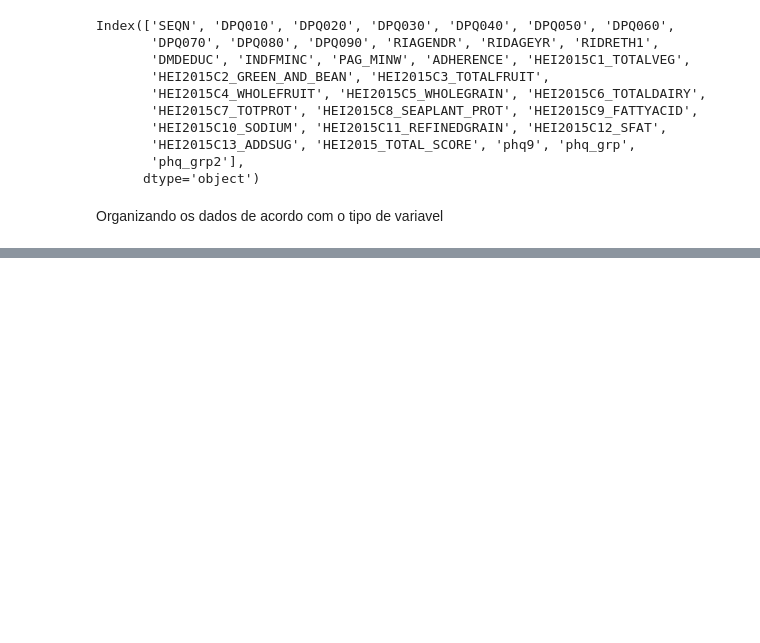
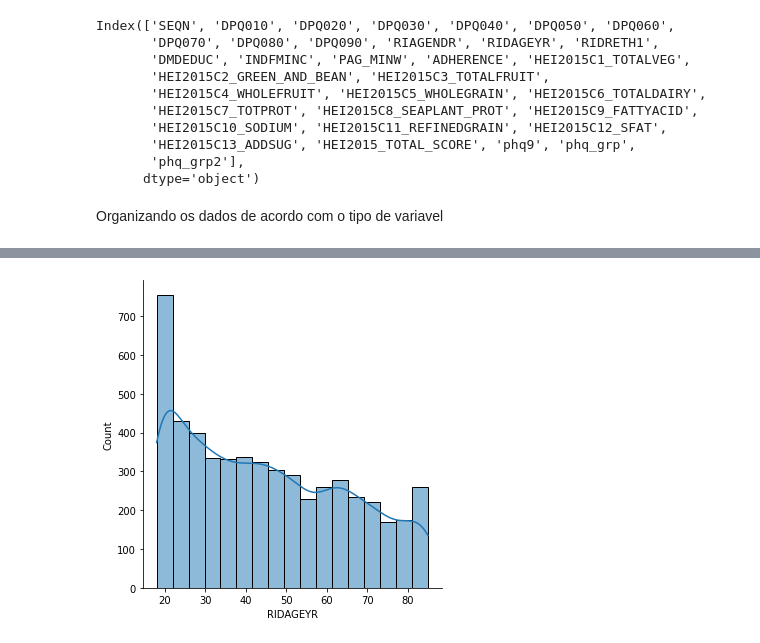
Before and after one commit to liviaspereira/desafio_inferencia, a Jupyter notebook: Tratamento_de_dados.ipynb, the cells around one changed output, grey strips where cells are left out. Saved outputs shown, nothing was run; the diff lists cells and outputs as text; code cells hidden in the pictures; blank space fills up the shorter version.

```diff
--- a/Tratamento_de_dados.ipynb
+++ b/Tratamento_de_dados.ipynb
@@ -401,3 +401,6 @@ df4[var_quant].describe(percentiles = [.25, .5, .75, .95, .99]).round(2)
 | 95% | 81.00 | 11.00 | 1863.05 | 5.00 | 5.00 | 5.00 | ... |
 | 99% | 85.00 | 99.00 | 3672.06 | 5.00 | 5.00 | 5.00 | ... |
 | max | 85.00 | 99.00 | 10777.83 | 5.00 | 5.00 | 5.00 | ... |
+# %%
+df4['PAG_MINW_trunc'] = np.where(df4['PAG_MINW'] > 3600, 3600, df4['PAG_MINW'])
+df4[['PAG_MINW', 'PAG_MINW_trunc']].describe(percentiles = [.25, .5, .75, .95, .99]).round(2)
@@ -403,0 +421,2 @@ df4[var_quant].describe(percentiles = [.25, .5, .75, .95, .99]).round(2)
+# %%
+df4["PAG_HRW"] = df4["PAG_MINW_trunc"]/60
@@ -403,0 +465,5 @@ df4[var_quant].describe(percentiles = [.25, .5, .75, .95, .99]).round(2)
+# %%
+sns.displot(df4, x="RIDAGEYR", kde=True)
+plt.show()
+# %% [output]
+[figure, added]
```
Also changed, not shown: parts of 5 cells of this notebook.
